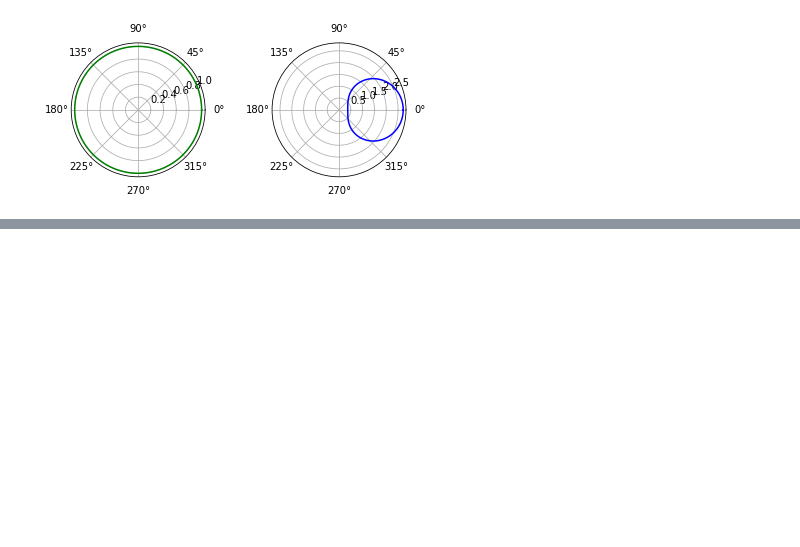
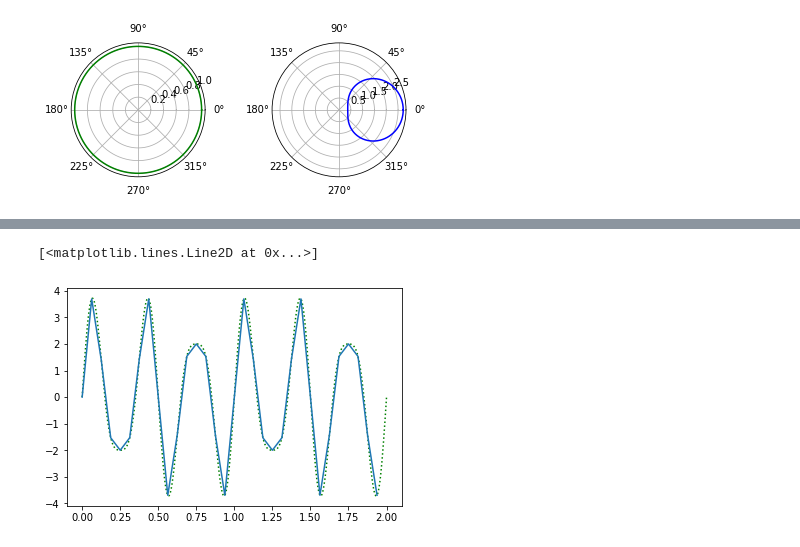
Before and after one commit to HayaoSuzuki/PyCon-mini-Shizuoka-2020, a Jupyter notebook: 20200229complex_numbers.ipynb, the cells around one changed output, grey strips where cells are left out. Cells and saved outputs as stored; diff of their text form; code cells hidden in the pictures; blank space fills up the shorter version.

```diff
--- a/20200229complex_numbers.ipynb
+++ b/20200229complex_numbers.ipynb
@@ -186,0 +224,27 @@ plt.show()
+# %%
+# 逆離散Fourier変換
+inverse_Fs = [
+    sum(
+        (1 / sampling_freq)
+        * Fs[n]
+        * cmath.exp((0 + 2j) * cmath.pi * k * n / sampling_freq)
+        for n in range(sampling_freq)
+    )
+    for k in range(sampling_freq)
+]
+
+# 実部だけ取り出す
+inverse_Fs_real = list(map(operator.attrgetter("real"), inverse_Fs))
+# %%
+fig, ax = plt.subplots()
+
+# 2つの正弦波からなる合成波
+ts = [t / 32768 for t in range(65536)]
+fs = [f(t) for t in ts]
+ax.plot(ts, fs, linestyle=":", color="green")
+
+# 逆離散Fourier変換の実部だけをつないでプロットしてみる
+ax.plot([t / sampling_freq for t in range(2 * sampling_freq)], inverse_Fs_real + inverse_Fs_real, linestyle="-")
+# %% [output]
+[<matplotlib.lines.Line2D at 0x...>]
+[figure, added]
```
Also changed, not shown: parts of 3 cells of this notebook.
